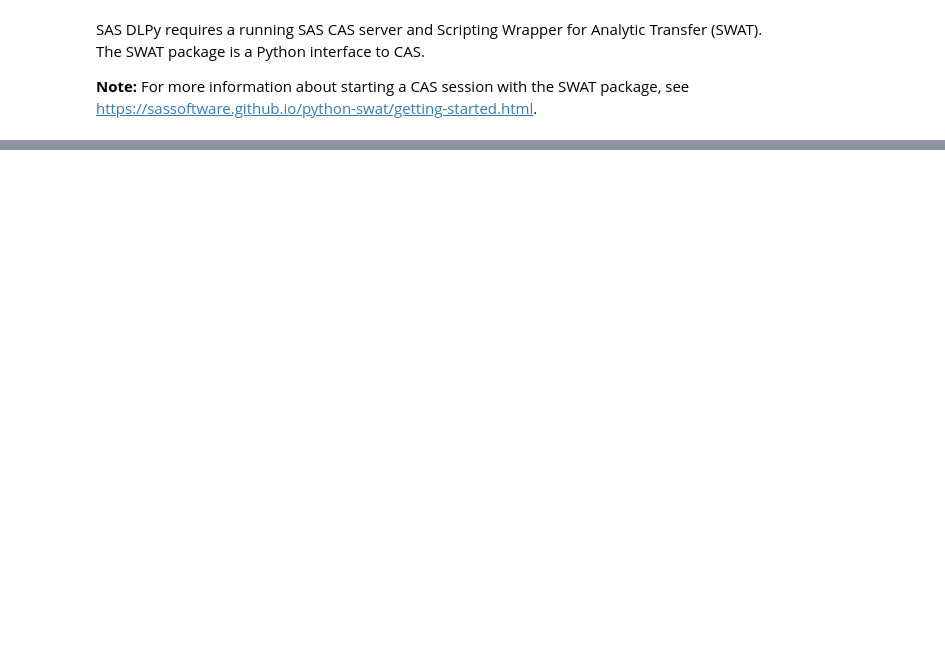
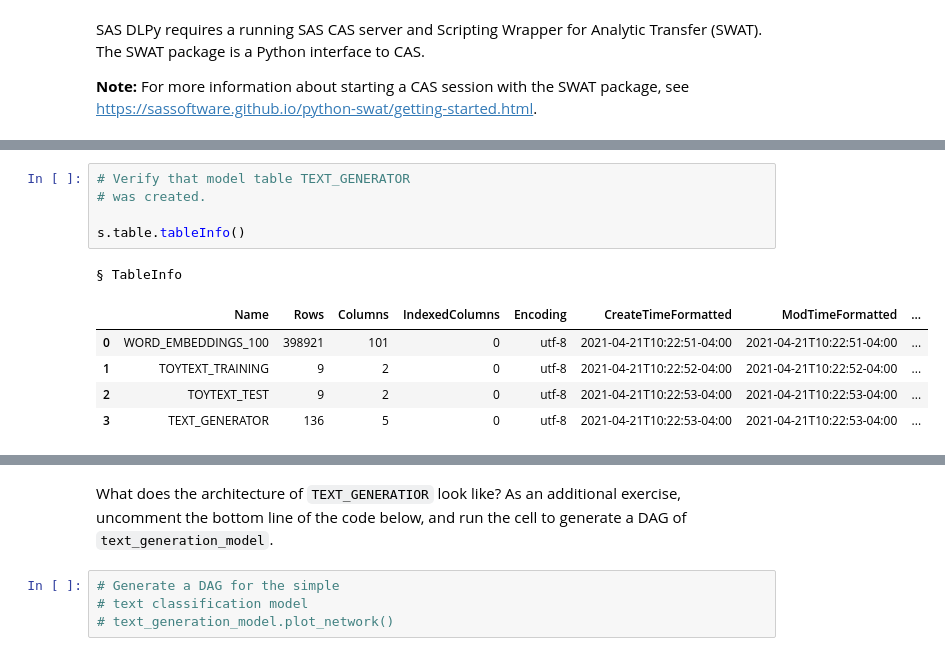
Before and after one commit to sassoftware/python-dlpy, a Jupyter notebook: examples/text_generation/Text_Generation.ipynb, the cells around one changed output, grey strips where cells are left out. Cells and saved outputs as stored; diff of their text form; blank space fills up the shorter version.

```diff
--- a/examples/text_generation/Text_Generation.ipynb
+++ b/examples/text_generation/Text_Generation.ipynb
@@ -231,0 +408,12 @@ NOTE: Due to data distribution, miniBatchSize has been limited to 3.
+# %%
+# Verify that model table TEXT_GENERATOR
+# was created.
+
+s.table.tableInfo()
+# %% [output]
+§ TableInfo
+|  | Name | Rows | Columns | IndexedColumns | Encoding | CreateTimeFormatted | ModTimeFormatted | ... |
+| 0 | WORD_EMBEDDINGS_100 | 398921 | 101 | 0 | utf-8 | 2021-04-21T10:22:51-04:00 | 2021-04-21T10:22:51-04:00 | ... |
+| 1 | TOYTEXT_TRAINING | 9 | 2 | 0 | utf-8 | 2021-04-21T10:22:52-04:00 | 2021-04-21T10:22:52-04:00 | ... |
+| 2 | TOYTEXT_TEST | 9 | 2 | 0 | utf-8 | 2021-04-21T10:22:53-04:00 | 2021-04-21T10:22:53-04:00 | ... |
+| 3 | TEXT_GENERATOR | 136 | 5 | 0 | utf-8 | 2021-04-21T10:22:53-04:00 | 2021-04-21T10:22:53-04:00 | ... |
@@ -231,0 +422,6 @@ NOTE: Due to data distribution, miniBatchSize has been limited to 3.
+# %% [markdown]
+What does the architecture of `TEXT_GENERATIOR` look like? As an additional exercise, uncomment the bottom line of the code below, and run the cell to generate a DAG of `text_generation_model`.
+# %%
+# Generate a DAG for the simple
+# text classification model
+# text_generation_model.plot_network()
```
Also changed, not shown: parts of 72 cells of this notebook.
